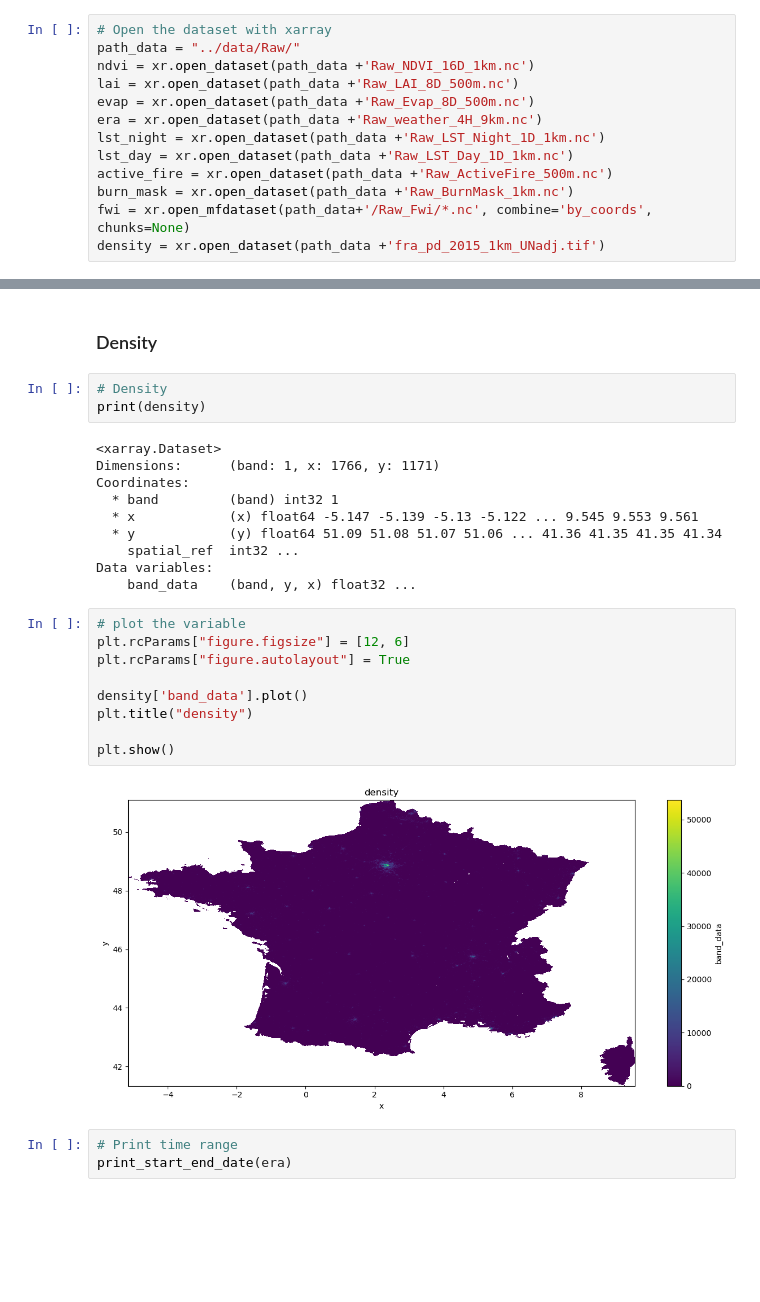
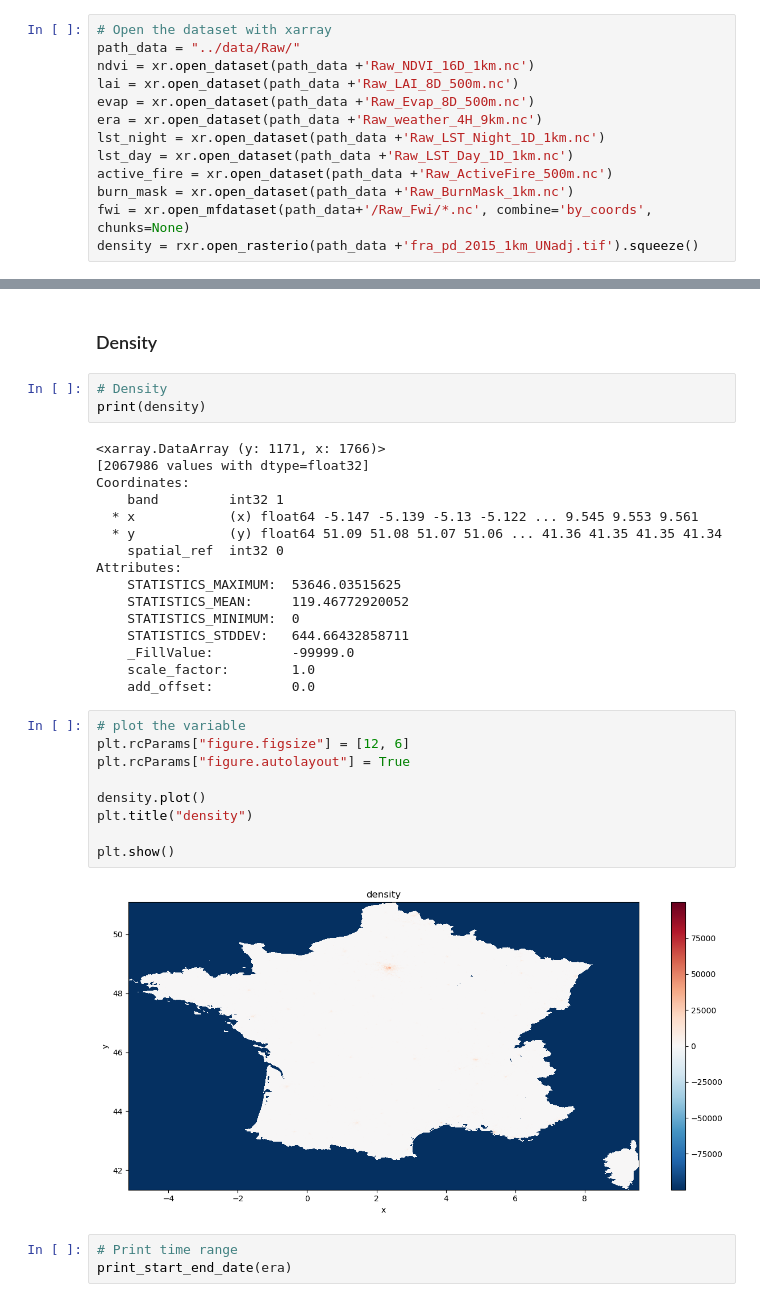
Before and after one commit to Sliders122/wildfire, a Jupyter notebook: src/Inspect_raw_data.ipynb, the cells around one changed output, grey strips where cells are left out. Cells and saved outputs as stored; diff of their text form; blank space fills up the shorter version.

Commit message:
Inspection of density

```diff
--- a/src/Inspect_raw_data.ipynb
+++ b/src/Inspect_raw_data.ipynb
@@ -55,7 +55,7 @@ lst_day = xr.open_dataset(path_data +'Raw_LST_Day_1D_1km.nc')
 active_fire = xr.open_dataset(path_data +'Raw_ActiveFire_500m.nc')
 burn_mask = xr.open_dataset(path_data +'Raw_BurnMask_1km.nc')
 fwi = xr.open_mfdataset(path_data+'/Raw_Fwi/*.nc', combine='by_coords', chunks=None)
-density = xr.open_dataset(path_data +'fra_pd_2015_1km_UNadj.tif')
+density = rxr.open_rasterio(path_data +'fra_pd_2015_1km_UNadj.tif').squeeze()
 # %% [markdown]
 ## Description of the datasets
 # %% [markdown]
@@ -890,26 +890,32 @@ plt.show()
 # Density
 print(density)
 # %% [output]
-<xarray.Dataset>
-Dimensions:      (band: 1, x: 1766, y: 1171)
+<xarray.DataArray (y: 1171, x: 1766)>
+[2067986 values with dtype=float32]
 Coordinates:
-  * band         (band) int32 1
+    band         int32 1
   * x            (x) float64 -5.147 -5.139 -5.13 -5.122 ... 9.545 9.553 9.561
   * y            (y) float64 51.09 51.08 51.07 51.06 ... 41.36 41.35 41.35 41.34
-    spatial_ref  int32 ...
-Data variables:
-    band_data    (band, y, x) float32 ...
+    spatial_ref  int32 0
+Attributes:
+    STATISTICS_MAXIMUM:  53646.03515625
+    STATISTICS_MEAN:     119.46772920052
+    STATISTICS_MINIMUM:  0
+    STATISTICS_STDDEV:   644.66432858711
+    _FillValue:          -99999.0
+    scale_factor:        1.0
+    add_offset:          0.0
 # %%
 # plot the variable
 plt.rcParams["figure.figsize"] = [12, 6]
 plt.rcParams["figure.autolayout"] = True
 
-density['band_data'].plot()
+density.plot()
 plt.title("density")
 
 plt.show()
 # %% [output]
-[figure, old version]
+[figure, new version]
 # %%
 # Print time range
 print_start_end_date(era)
```
